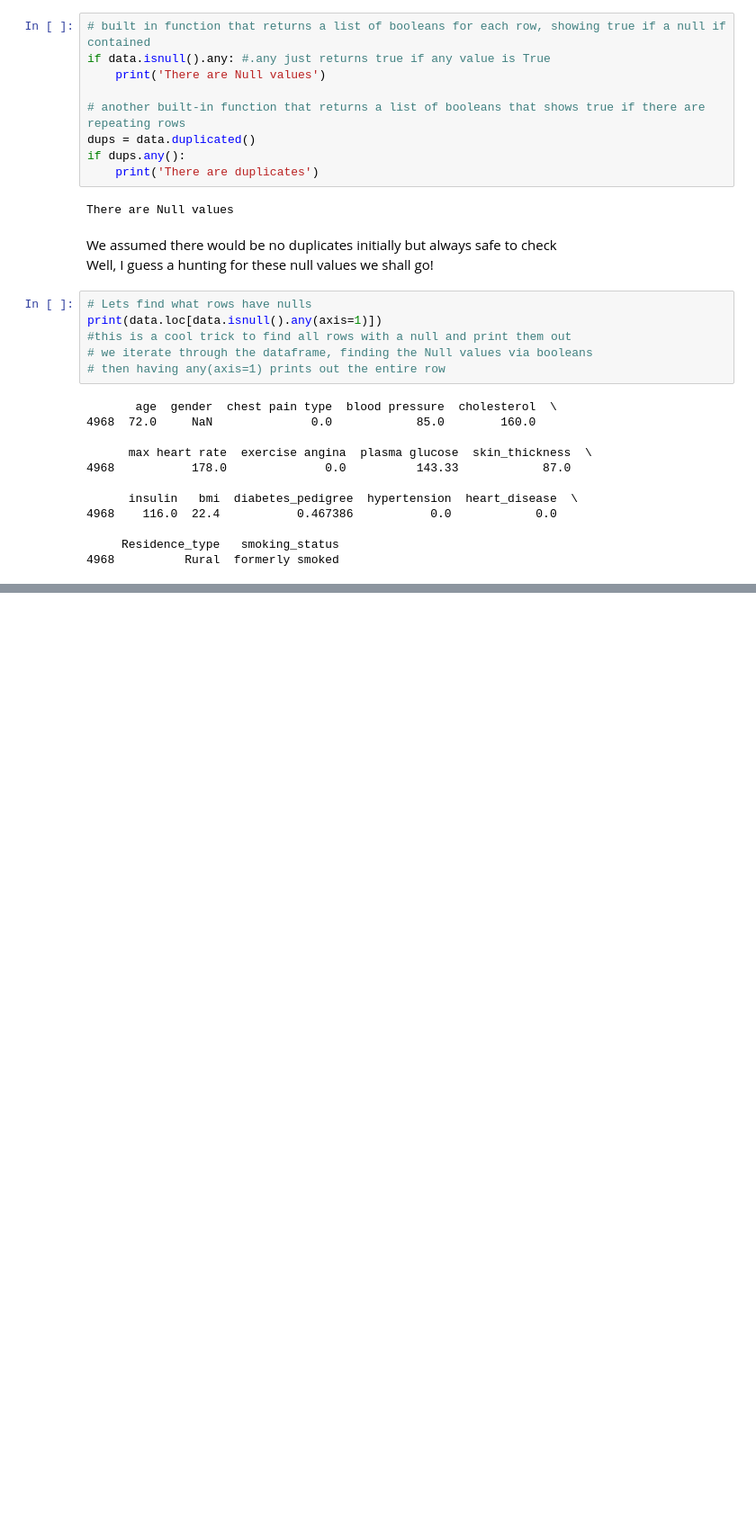
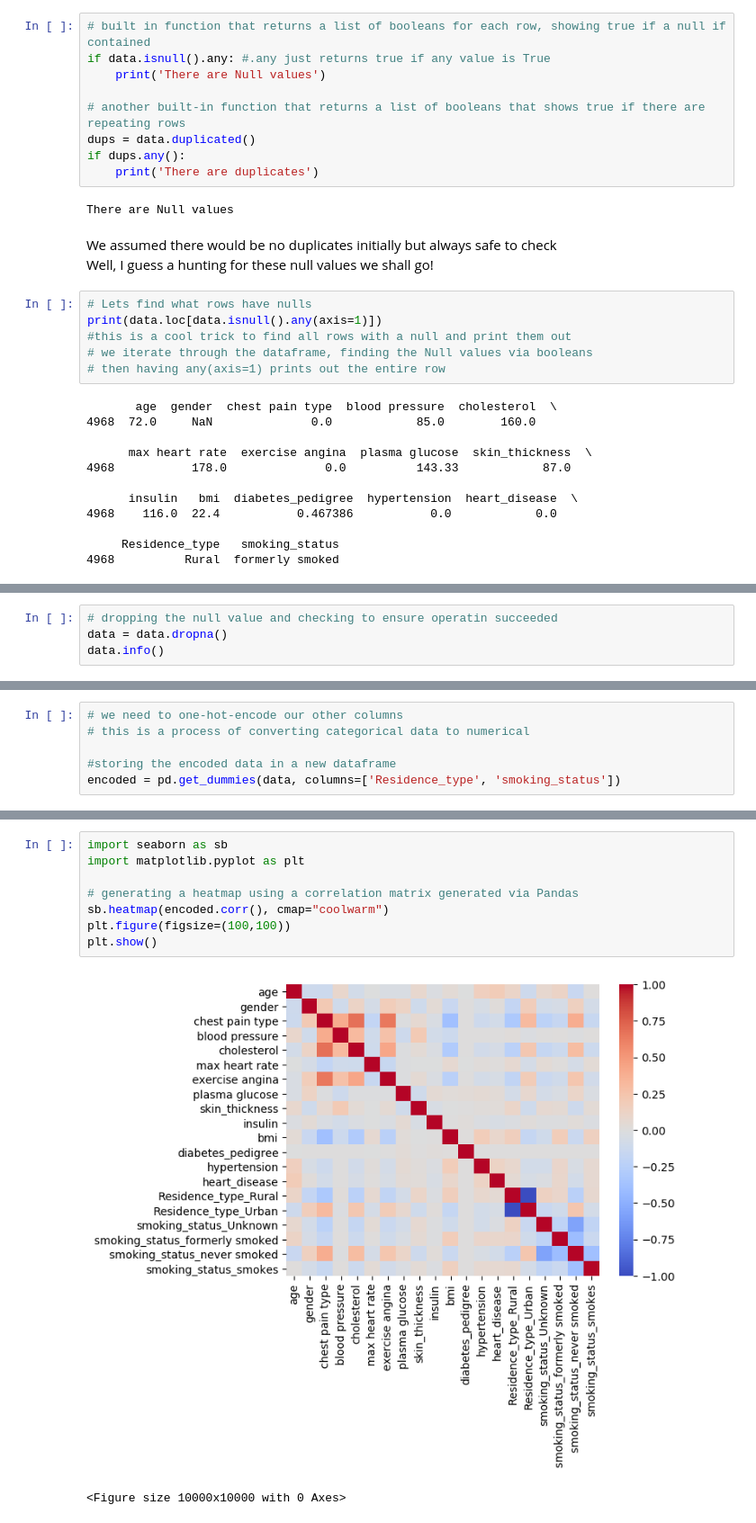
Before and after one commit to DantonCoote/My_RRC_HUB, a Jupyter notebook: Assign3_Group9_DantonCoote_BipashaKapil.ipynb, the cells around one changed output, grey strips where cells are left out. Shown: that part at 90% size. Drawn from its saved outputs; the diff is of its cells as text; blank space fills up the shorter version.

```diff
--- a/Assign3_Group9_DantonCoote_BipashaKapil.ipynb
+++ b/Assign3_Group9_DantonCoote_BipashaKapil.ipynb
@@ -95,0 +97,4 @@ we have these values to represent binary values.
+# %%
+# dropping the null value and checking to ensure operatin succeeded
+data = data.dropna()
+data.info()
@@ -95,0 +119,6 @@ we have these values to represent binary values.
+# %%
+# we need to one-hot-encode our other columns
+# this is a process of converting categorical data to numerical
+
+#storing the encoded data in a new dataframe
+encoded = pd.get_dummies(data, columns=['Residence_type', 'smoking_status'])
@@ -95,0 +146,11 @@ we have these values to represent binary values.
+# %%
+import seaborn as sb
+import matplotlib.pyplot as plt
+
+# generating a heatmap using a correlation matrix generated via Pandas
+sb.heatmap(encoded.corr(), cmap="coolwarm")
+plt.figure(figsize=(100,100))
+plt.show()
+# %% [output]
+[figure, added]
+<Figure size 10000x10000 with 0 Axes>
```
Also changed, not shown: parts of 10 cells of this notebook, 1 other file.
